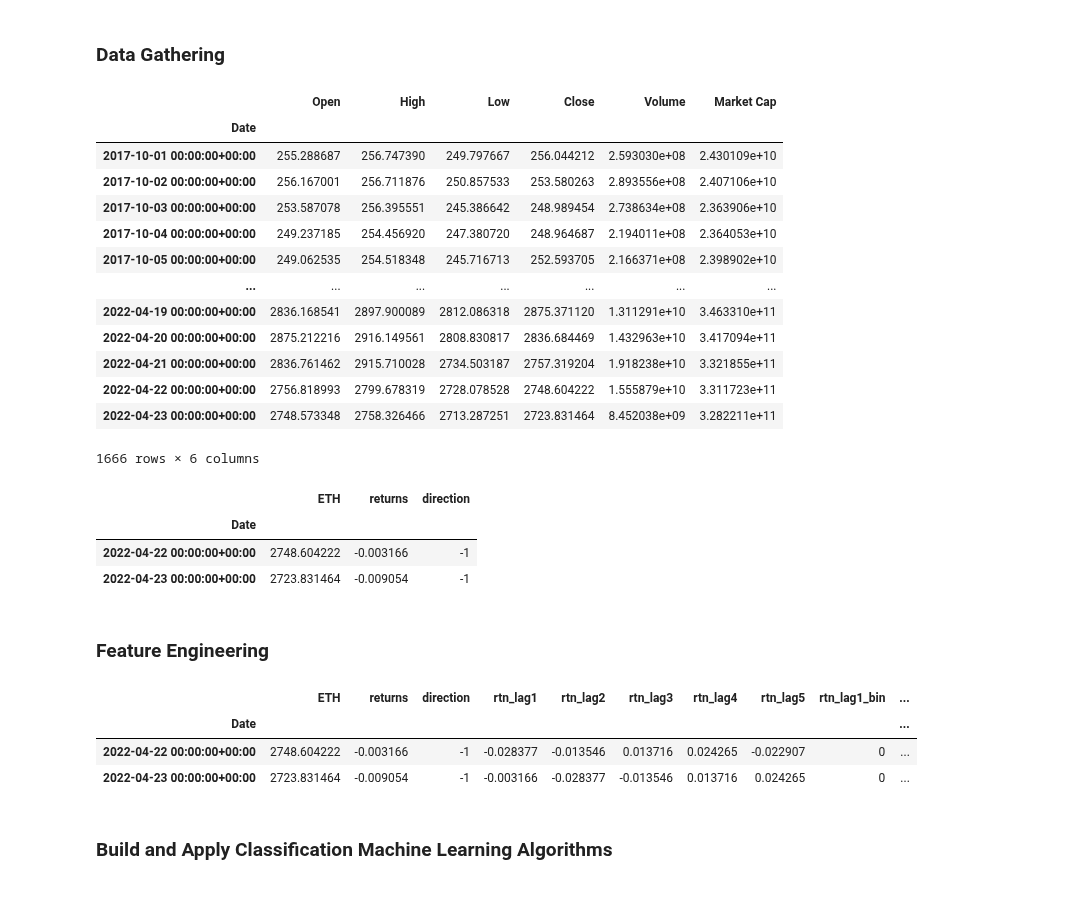
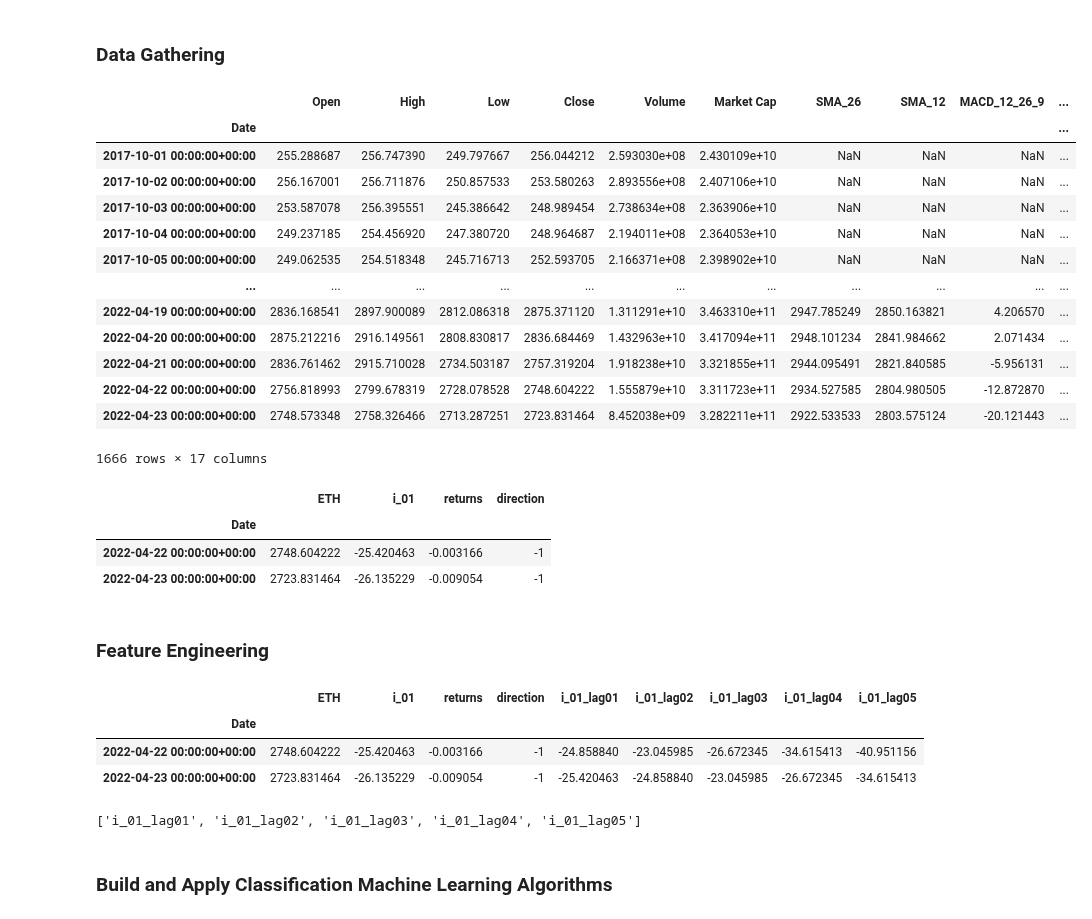
Before and after one commit to giocaizzi/surfingcrypto, a Jupyter notebook: notebooks/algotrading.ipynb, the cells around one changed output. Saved outputs shown, nothing was run; the diff lists cells and outputs as text; code cells hidden in the pictures.

Commit message:
macd

```diff
--- a/notebooks/algotrading.ipynb
+++ b/notebooks/algotrading.ipynb
@@ -31,20 +31,21 @@ The autoreload extension is already loaded. To reload it, use:
 # %%
 c = Config("/Users/giorgiocaizzi/Documents/GitHub/surfingcrypto/config")
 ticker = "ETH"
 ts = TS(c, coin=ticker)
+ts.ta_indicators()
 ts.df
 # %% [output]
-|  | Open | High | Low | Close | Volume | Market Cap |
-| Date |  |  |  |  |  |  |
-| 2017-10-01 00:00:00+00:00 | 255.288687 | 256.747390 | 249.797667 | 256.044212 | 2.593030e+08 | 2.430109e+10 |
-| 2017-10-02 00:00:00+00:00 | 256.167001 | 256.711876 | 250.857533 | 253.580263 | 2.893556e+08 | 2.407106e+10 |
-| 2017-10-03 00:00:00+00:00 | 253.587078 | 256.395551 | 245.386642 | 248.989454 | 2.738634e+08 | 2.363906e+10 |
-| 2017-10-04 00:00:00+00:00 | 249.237185 | 254.456920 | 247.380720 | 248.964687 | 2.194011e+08 | 2.364053e+10 |
-| 2017-10-05 00:00:00+00:00 | 249.062535 | 254.518348 | 245.716713 | 252.593705 | 2.166371e+08 | 2.398902e+10 |
-| ... | ... | ... | ... | ... | ... | ... |
-| 2022-04-19 00:00:00+00:00 | 2836.168541 | 2897.900089 | 2812.086318 | 2875.371120 | 1.311291e+10 | 3.463310e+11 |
-| 2022-04-20 00:00:00+00:00 | 2875.212216 | 2916.149561 | 2808.830817 | 2836.684469 | 1.432963e+10 | 3.417094e+11 |
-| 2022-04-21 00:00:00+00:00 | 2836.761462 | 2915.710028 | 2734.503187 | 2757.319204 | 1.918238e+10 | 3.321855e+11 |
-| 2022-04-22 00:00:00+00:00 | 2756.818993 | 2799.678319 | 2728.078528 | 2748.604222 | 1.555879e+10 | 3.311723e+11 |
-| 2022-04-23 00:00:00+00:00 | 2748.573348 | 2758.326466 | 2713.287251 | 2723.831464 | 8.452038e+09 | 3.282211e+11 |
+|  | Open | High | Low | Close | Volume | Market Cap | SMA_26 | SMA_12 | MACD_12_26_9 | ... |
+| Date |  |  |  |  |  |  |  |  |  | ... |
+| 2017-10-01 00:00:00+00:00 | 255.288687 | 256.747390 | 249.797667 | 256.044212 | 2.593030e+08 | 2.430109e+10 | NaN | NaN | NaN | ... |
+| 2017-10-02 00:00:00+00:00 | 256.167001 | 256.711876 | 250.857533 | 253.580263 | 2.893556e+08 | 2.407106e+10 | NaN | NaN | NaN | ... |
+| 2017-10-03 00:00:00+00:00 | 253.587078 | 256.395551 | 245.386642 | 248.989454 | 2.738634e+08 | 2.363906e+10 | NaN | NaN | NaN | ... |
+| 2017-10-04 00:00:00+00:00 | 249.237185 | 254.456920 | 247.380720 | 248.964687 | 2.194011e+08 | 2.364053e+10 | NaN | NaN | NaN | ... |
+| 2017-10-05 00:00:00+00:00 | 249.062535 | 254.518348 | 245.716713 | 252.593705 | 2.166371e+08 | 2.398902e+10 | NaN | NaN | NaN | ... |
+| ... | ... | ... | ... | ... | ... | ... | ... | ... | ... | ... |
+| 2022-04-19 00:00:00+00:00 | 2836.168541 | 2897.900089 | 2812.086318 | 2875.371120 | 1.311291e+10 | 3.463310e+11 | 2947.785249 | 2850.163821 | 4.206570 | ... |
+| 2022-04-20 00:00:00+00:00 | 2875.212216 | 2916.149561 | 2808.830817 | 2836.684469 | 1.432963e+10 | 3.417094e+11 | 2948.101234 | 2841.984662 | 2.071434 | ... |
+| 2022-04-21 00:00:00+00:00 | 2836.761462 | 2915.710028 | 2734.503187 | 2757.319204 | 1.918238e+10 | 3.321855e+11 | 2944.095491 | 2821.840585 | -5.956131 | ... |
+| 2022-04-22 00:00:00+00:00 | 2756.818993 | 2799.678319 | 2728.078528 | 2748.604222 | 1.555879e+10 | 3.311723e+11 | 2934.527585 | 2804.980505 | -12.872870 | ... |
+| 2022-04-23 00:00:00+00:00 | 2748.573348 | 2758.326466 | 2713.287251 | 2723.831464 | 8.452038e+09 | 3.282211e+11 | 2922.533533 | 2803.575124 | -20.121443 | ... |
-1666 rows × 6 columns
+1666 rows × 17 columns
@@ -51,15 +54,16 @@ ts.df
 # %%
-stock = ts.df[["Close"]]
+stock = ts.df[["Close"]+list(indicatori.values())]
 stock.rename(columns={"Close": ticker}, inplace=True)
+stock.rename(columns={v: k for k, v in indicatori.items()}, inplace=True) # reversed dict
 # calculate daily log returns and market direction
-stock["returns"] = np.log(stock / stock.shift(1))
+stock["returns"] = np.log(stock[ticker] / stock[ticker] .shift(1))
 stock.dropna(inplace=True)
 stock["direction"] = np.sign(stock["returns"]).astype(int)
 stock.tail(2)
 # %% [output]
-|  | ETH | returns | direction |
-| Date |  |  |  |
-| 2022-04-22 00:00:00+00:00 | 2748.604222 | -0.003166 | -1 |
-| 2022-04-23 00:00:00+00:00 | 2723.831464 | -0.009054 | -1 |
+|  | ETH | i_01 | returns | direction |
+| Date |  |  |  |  |
+| 2022-04-22 00:00:00+00:00 | 2748.604222 | -25.420463 | -0.003166 | -1 |
+| 2022-04-23 00:00:00+00:00 | 2723.831464 | -26.135229 | -0.009054 | -1 |
 # %% [markdown]
 ### Feature Engineering
@@ -75,22 +70,37 @@ def create_bins(data, bins=[0]):
 # %%
+
+
 # define the number of lags
 lags = [1, 2, 3, 4, 5]
 
 # compute lagged log returns
 cols = []
-for lag in lags:
-    col = f"rtn_lag{lag}"
-    stock[col] = stock["returns"].shift(lag)
-    cols.append(col)
+for key in indicatori:
+    for lag in lags:
+        col = f"{key}_lag{str(lag).zfill(2)}"
+        stock[col] = stock[key].shift(lag)
+        cols.append(col)
 
 stock.dropna(inplace=True)
-create_bins(stock)
+import re
+# set columns, eventually digitalizing
+cols_bin = []
+for col in stock.columns:
+    if col[:2]=="i_":
+        if re.match(r"(i_[0-9]{2})_(lag[0-9]{2})", col):
+        # data[col] = np.digitize(data[col], bins=bins)
+            cols_bin.append(col)
+
 stock.tail(2)
 # %% [output]
-|  | ETH | returns | direction | rtn_lag1 | rtn_lag2 | rtn_lag3 | rtn_lag4 | rtn_lag5 | rtn_lag1_bin | ... |
-| Date |  |  |  |  |  |  |  |  |  | ... |
-| 2022-04-22 00:00:00+00:00 | 2748.604222 | -0.003166 | -1 | -0.028377 | -0.013546 | 0.013716 | 0.024265 | -0.022907 | 0 | ... |
-| 2022-04-23 00:00:00+00:00 | 2723.831464 | -0.009054 | -1 | -0.003166 | -0.028377 | -0.013546 | 0.013716 | 0.024265 | 0 | ... |
+|  | ETH | i_01 | returns | direction | i_01_lag01 | i_01_lag02 | i_01_lag03 | i_01_lag04 | i_01_lag05 |
+| Date |  |  |  |  |  |  |  |  |  |
+| 2022-04-22 00:00:00+00:00 | 2748.604222 | -25.420463 | -0.003166 | -1 | -24.858840 | -23.045985 | -26.672345 | -34.615413 | -40.951156 |
+| 2022-04-23 00:00:00+00:00 | 2723.831464 | -26.135229 | -0.009054 | -1 | -25.420463 | -24.858840 | -23.045985 | -26.672345 | -34.615413 |
+# %%
+cols_bin
+# %% [output]
+['i_01_lag01', 'i_01_lag02', 'i_01_lag03', 'i_01_lag04', 'i_01_lag05']
 # %% [markdown]
 ### Build and Apply Classification Machine Learning Algorithms
 # %% [markdown]
```
Also changed, not shown: parts of 10 cells of this notebook.
